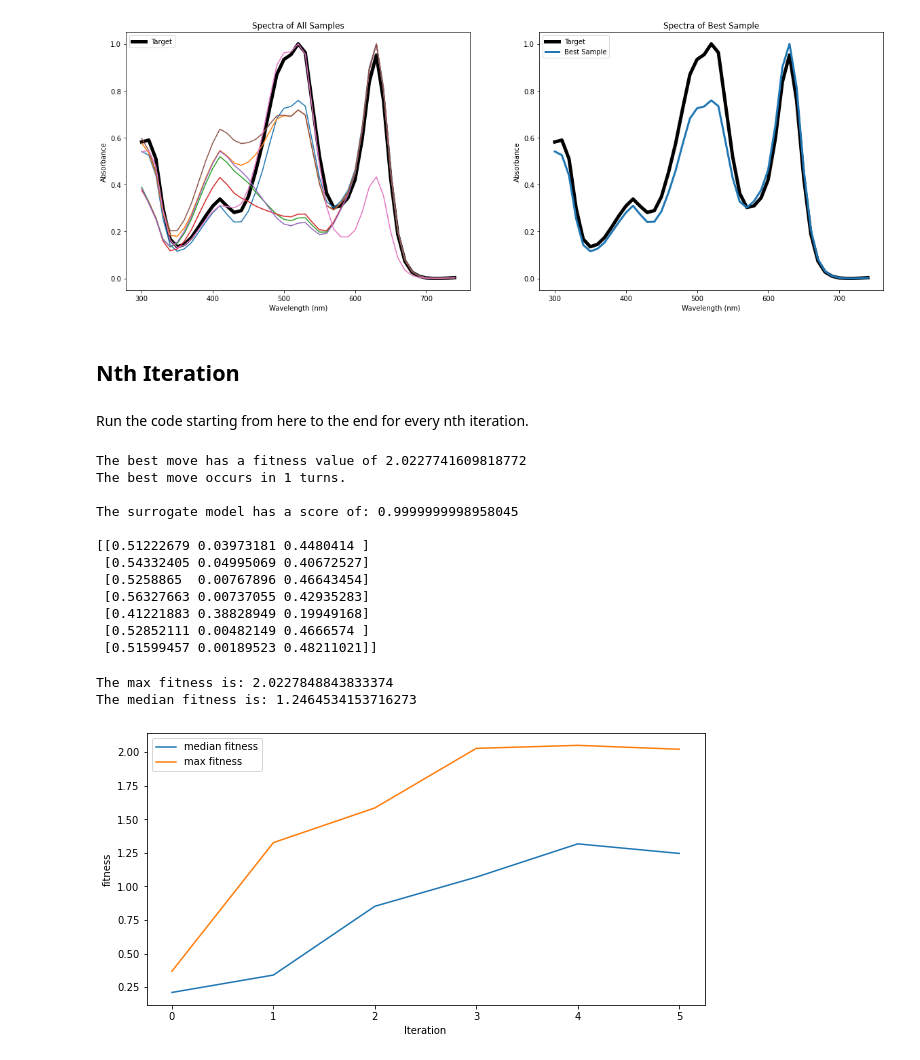
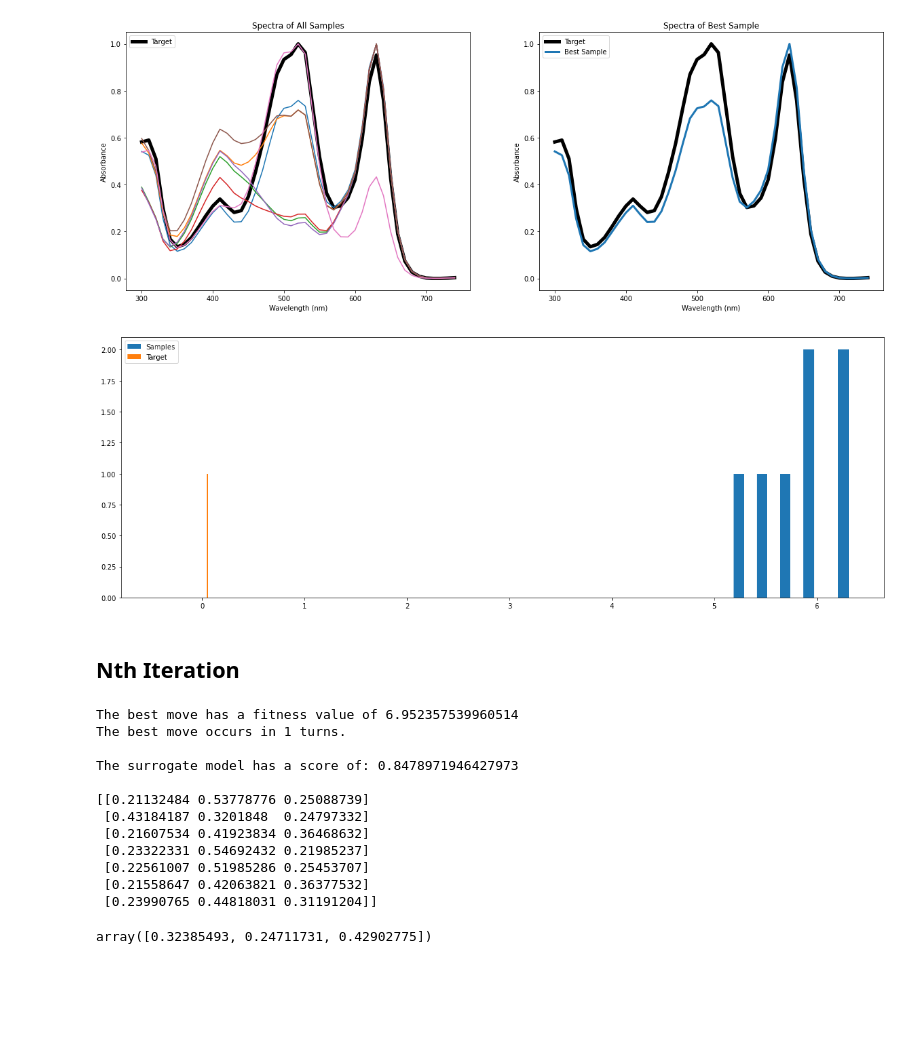
Before and after one commit to pozzo-research-group/HEAD, a Jupyter notebook: genetic_algorithm/GA_final_version_testing.ipynb, the cells around one changed output. Cells and saved outputs as stored; diff of their text form; code cells hidden in the pictures; blank space fills up the shorter version.

```diff
--- a/genetic_algorithm/GA_final_version_testing.ipynb
+++ b/genetic_algorithm/GA_final_version_testing.ipynb
@@ -64,27 +117,32 @@ plot_spectra(current_gen_spectra, x_test, wavelength, iteration, False)
 # %% [output]
 [figure]
+# %%
+plot_DLS(loaded_dict, savefig = False)
+# %% [output]
+[figure, added]
 # %% [markdown]
 ## Nth Iteration
-# %% [markdown]
-Run the code starting from here to the end for every nth iteration.
 # %%
 Iterations = 25 #sample size for GA
 Moves_ahead = 3 #moves ahead that are calculated
-GA_iterations = 4 #times per move that the GA is used
+GA_iterations = 8 #times per move that the GA is used
 n_samples = 7 #sample size
 seed = 2
-mutation_rate, mutation_rate_2, mutation_rate_list, mutation_rate_list_2, best_move, best_move_turn, max_fitness, surrogate_score, next_gen_conc, best_conc_array, dictionary_of_moves = nth_iteration(Iterations, Moves_ahead, GA_iterations, n_samples, current_gen_spectra, next_gen_conc, x_test, conc_array_actual, spectra_array_actual, seed, median_fitness_list, max_fitness_list, iteration, mutation_rate_list, mutation_rate_list_2)
+###################### Setting 1 #########################################
+#loaded_dict = nth_iteration(loaded_dict, seed = seed, Iterations = Iterations, Moves_ahead = Moves_ahead, GA_iterations = GA_iterations, n_samples = n_samples)
+###################### Setting 2 #########################################
+loaded_dict = nth_iteration(loaded_dict, seed = seed, Iterations = Iterations, Moves_ahead = Moves_ahead, GA_iterations = GA_iterations, n_samples = n_samples)
 # %% [output]
-The best move has a fitness value of 2.0227741609818772
+The best move has a fitness value of 6.952357539960514
 The best move occurs in 1 turns.
 
-The surrogate model has a score of: 0.9999999998958045
+The surrogate model has a score of: 0.8478971946427973
 
-[[0.51222679 0.03973181 0.4480414 ]
- [0.54332405 0.04995069 0.40672527]
- [0.5258865  0.00767896 0.46643454]
- [0.56327663 0.00737055 0.42935283]
- [0.41221883 0.38828949 0.19949168]
- [0.52852111 0.00482149 0.4666574 ]
- [0.51599457 0.00189523 0.48211021]]
+[[0.21132484 0.53778776 0.25088739]
+ [0.43184187 0.3201848  0.24797332]
+ [0.21607534 0.41923834 0.36468632]
+ [0.23322331 0.54692432 0.21985237]
+ [0.22561007 0.51985286 0.25453707]
+ [0.21558647 0.42063821 0.36377532]
+ [0.23990765 0.44818031 0.31191204]]
 # %%
@@ -94,6 +150,4 @@ current_gen_spectra, conc_array_actual, spectra_array_actual = perform_UV_vis(ne
-# %%
-median_fitness_list, max_fitness_list, iteration = plot_fitness(next_gen_conc, current_gen_spectra, x_test, median_fitness_list, max_fitness_list, iteration, False)
-# %% [output]
-The max fitness is: 2.0227848843833374
-The median fitness is: 1.2464534153716273
-[figure, removed]
+# %%
+loaded_dict['best_conc_array'][:-1]
+# %% [output]
+array([0.32385493, 0.24711731, 0.42902775])
```
Also changed, not shown: parts of 22 cells of this notebook, 2 other files.
